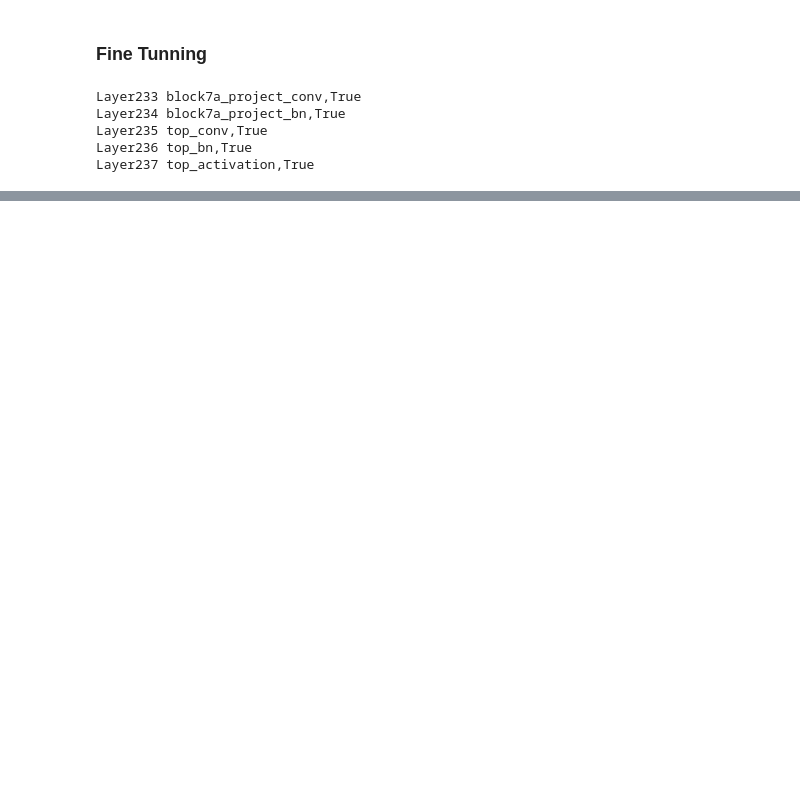
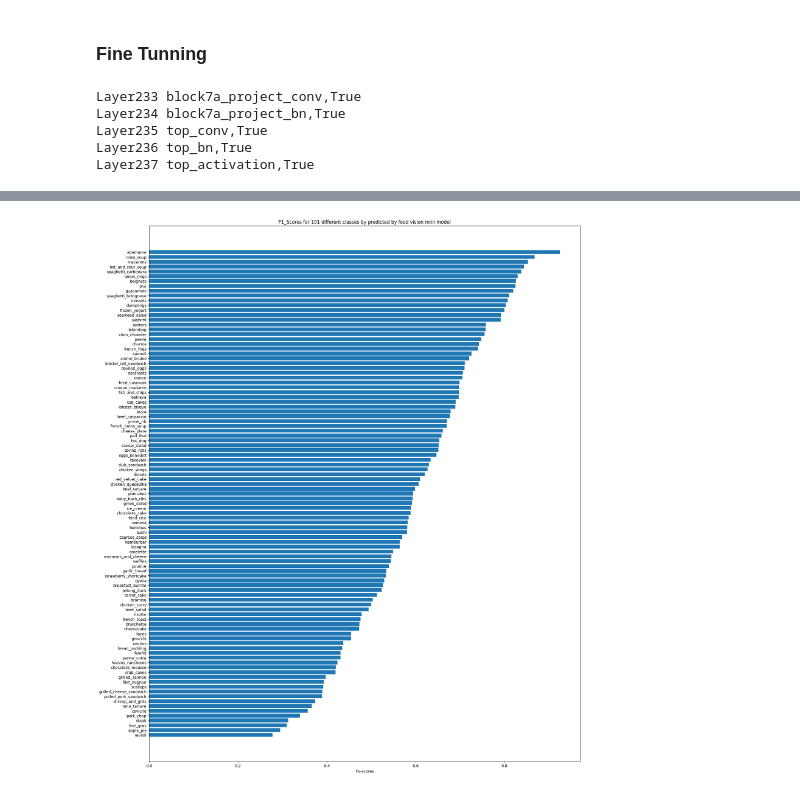
Before and after one commit to varmatilak22/learning_tensorflow, a Jupyter notebook: Execrises/Practice_6_transfer_learning_part-3:Scaling_up.ipynb, the cells around one changed output, grey strips where cells are left out. Drawn from its saved outputs; the diff is of its cells as text; code cells hidden in the pictures; blank space fills up the shorter version.

```diff
--- a/Execrises/Practice_6_transfer_learning_part-3:Scaling_up.ipynb
+++ b/Execrises/Practice_6_transfer_learning_part-3:Scaling_up.ipynb
@@ -460,0 +471,4 @@ model.save('101_food_classes_10_percent.keras')
+# %%
+#Get a list of class_names
+class_names=train_data_all_10_percent.class_names
+class_names
@@ -460,0 +563,6 @@ model.save('101_food_classes_10_percent.keras')
+# %%
+#Get adictionary of classification_report
+classification_dict=classification_report(y_true=y_labels,
+                                         y_pred=pred_classes,
+                                         output_dict=True)
+classification_dict
@@ -460,0 +600,12 @@ model.save('101_food_classes_10_percent.keras')
+# %%
+#Create empty dict
+class_f1_scores={}
+
+#Loop through classification report items
+for k,v in classification_dict.items():
+    if k=='accuracy':
+        break
+    else:
+        #Add class_names and f1_score to new dict
+        class_f1_scores[class_names[int(k)]]=v['f1-score']
+class_f1_scores
@@ -460,0 +630,5 @@ model.save('101_food_classes_10_percent.keras')
+# %%
+#Turn f1_scores into visualisation
+import pandas as pd
+f1_scores=pd.DataFrame({'class_names':list(class_f1_scores.keys()),
+                       'f1-score':list(class_f1_scores.values())}).sort_values(by='f1-score',ascending=False)
@@ -460,0 +649,13 @@ model.save('101_food_classes_10_percent.keras')
+# %%
+import matplotlib.pyplot as plt
+
+#Plot the scores
+fig,ax=plt.subplots(figsize=(20,25))
+scores=ax.barh(range(len(f1_scores)),f1_scores['f1-score'].values) #Get f1-score values
+ax.set_yticks(range(len(f1_scores)))
+ax.set_yticklabels(f1_scores['class_names'])
+ax.set_xlabel('F1-scores')
+ax.set_title('F1_Scores for 101 different classes by predicted by food vision mini model')
+ax.invert_yaxis(); #Reverse the order of our plot
+# %% [output]
+[figure, added]
```
Also changed, not shown: parts of 61 cells of this notebook.
